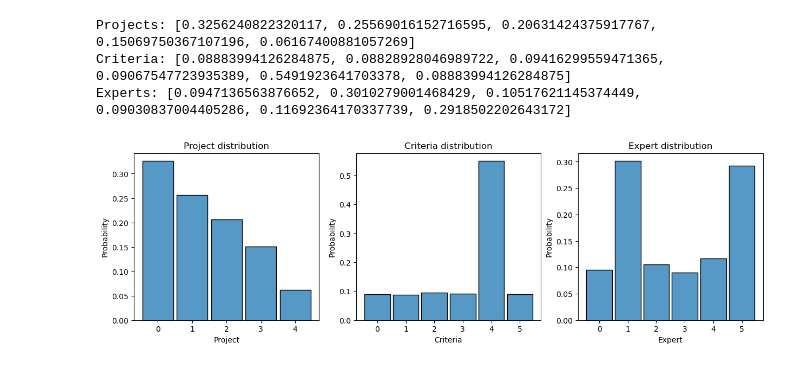
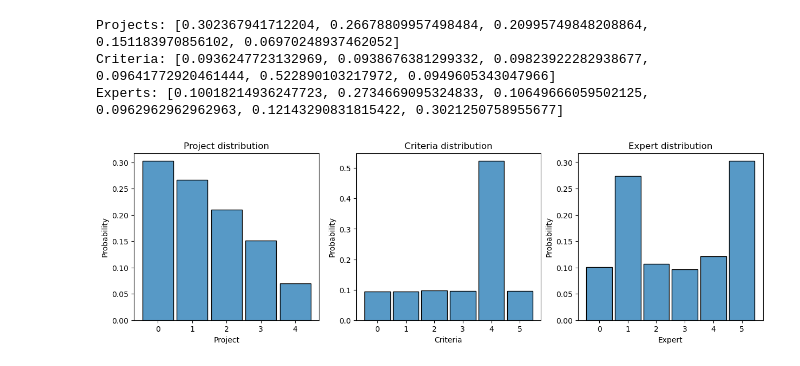
Before and after one commit to lovis-heindrich/MGPS-project-selection, a Jupyter notebook: env_creation.ipynb, the cells around one changed output. Cells and saved outputs as stored; diff of their text form; code cells hidden in the pictures.

Commit message:
updated highlight data

```diff
--- a/env_creation.ipynb
+++ b/env_creation.ipynb
@@ -212,14 +209,14 @@ Experts: [0.11506183745583039, 0.2625883392226148, 0.11771201413427562, 0.118374
 # %%
 # 5 node env
 num_projects = 5
 highlights = []
-highlights.extend(get_highlights(n=200, num_projects=num_projects, num_choices=6, mode="combined"))
+highlights.extend(get_highlights(n=200, num_projects=num_projects, num_choices=9, mode="combined"))
 env_5 = format_distribution_data(highlights=highlights, num_projects=num_projects, save_highlight=200)
 # %% [output]
-Projects: [0.3256240822320117, 0.25569016152716595, 0.20631424375917767, 0.15069750367107196, 0.06167400881057269]
-Criteria: [0.08883994126284875, 0.08828928046989722, 0.09416299559471365, 0.09067547723935389, 0.5491923641703378, 0.08883994126284875]
-Experts: [0.0947136563876652, 0.3010279001468429, 0.10517621145374449, 0.09030837004405286, 0.11692364170337739, 0.2918502202643172]
+Projects: [0.302367941712204, 0.26678809957498484, 0.20995749848208864, 0.151183970856102, 0.06970248937462052]
+Criteria: [0.0936247723132969, 0.0938676381299332, 0.09823922282938677, 0.09641772920461444, 0.522890103217972, 0.0949605343047966]
+Experts: [0.10018214936247723, 0.2734669095324833, 0.10649666059502125, 0.0962962962962963, 0.12143290831815422, 0.3021250758955677]
-[figure, old version]
+[figure, new version]
 # %%
 distribution_data = {
     "env_2": env_2,
```
Also changed, not shown: parts of 2 cells of this notebook, 1 other file.
